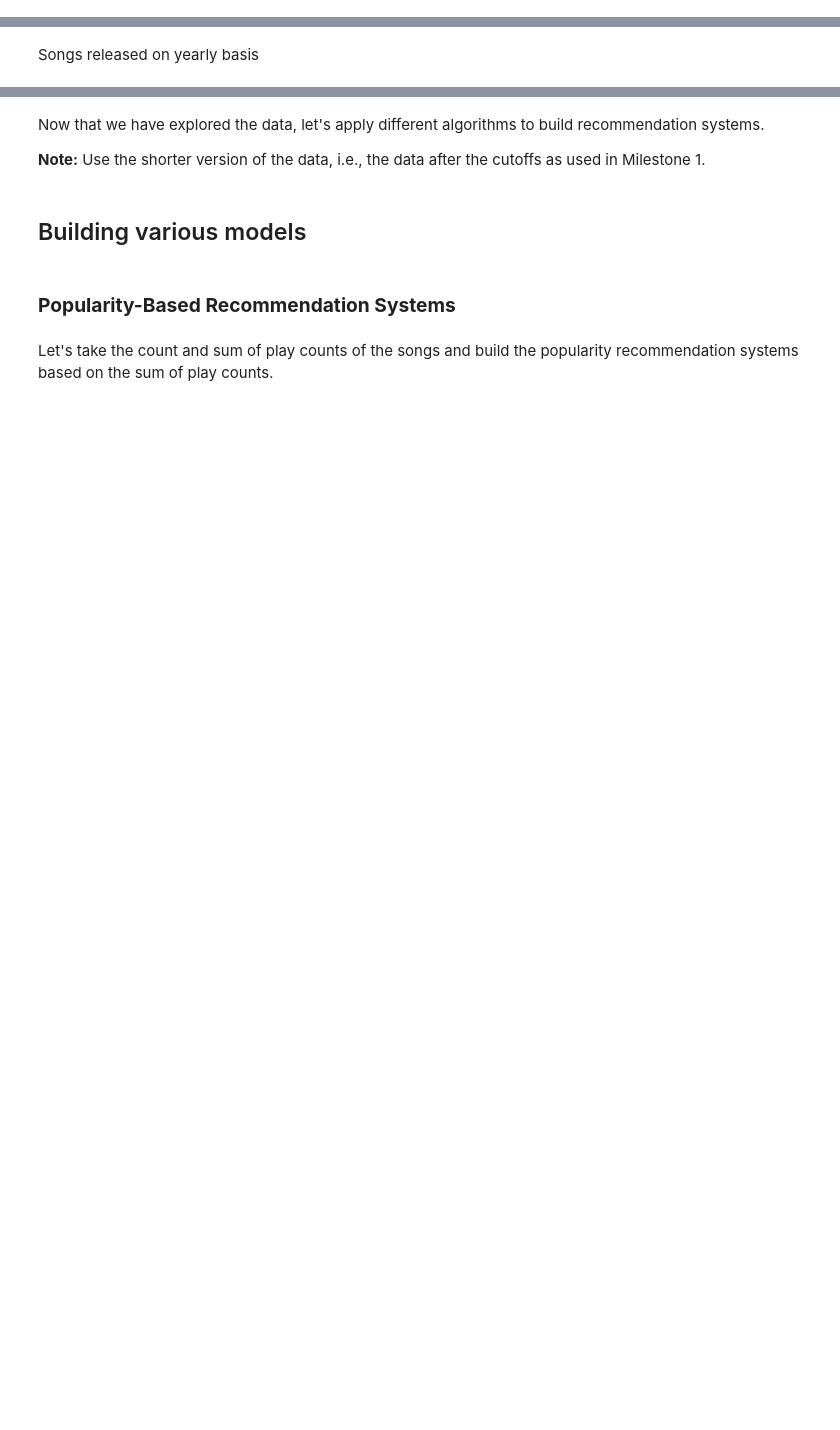
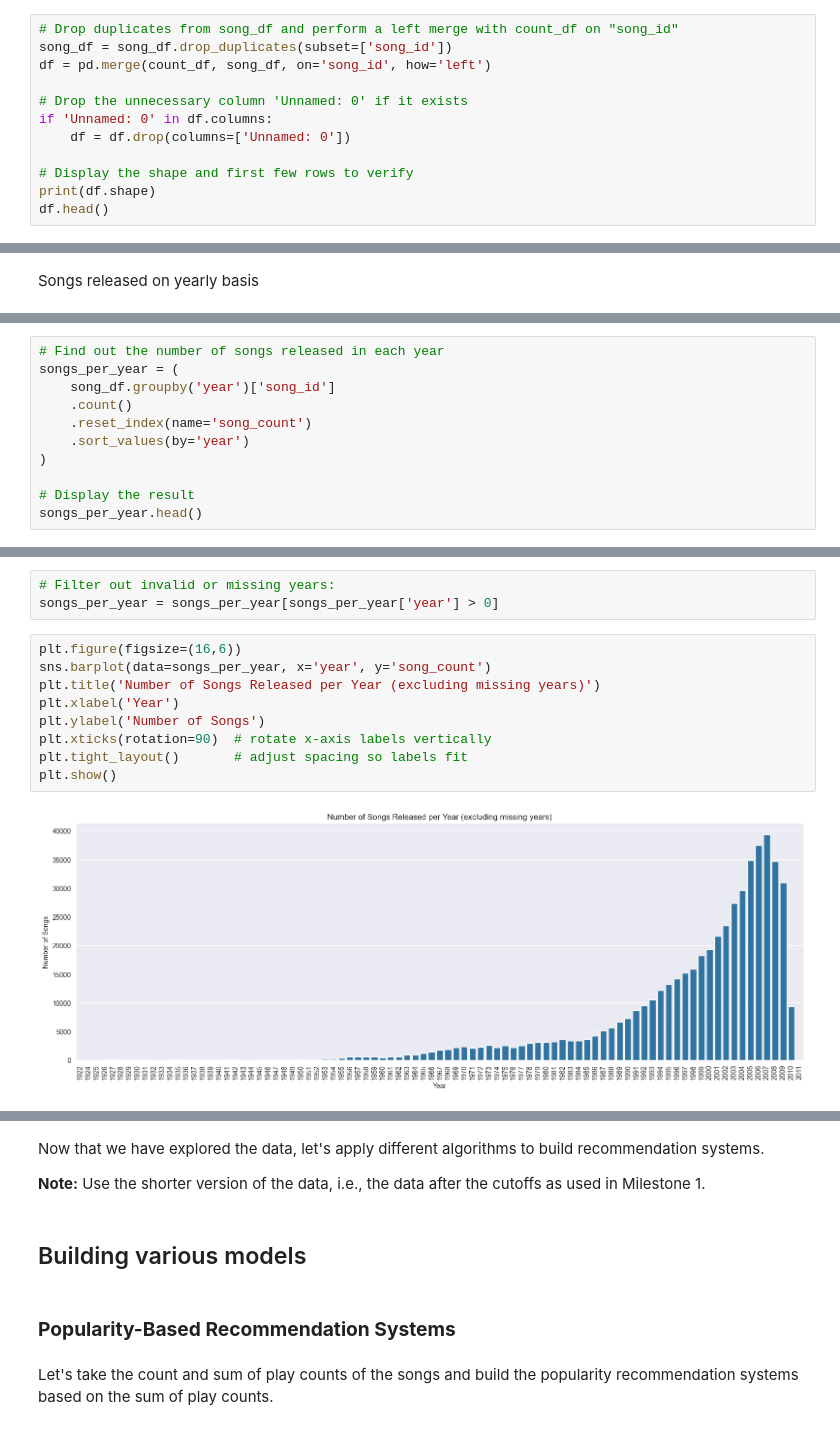
Before and after one commit to shaeristina-ds/mit-pe-spotify-rec, a Jupyter notebook: Music_Recommendation_System_Full_Code.ipynb, the cells around one changed output, grey strips where cells are left out. Cells and saved outputs as stored; diff of their text form; blank space fills up the shorter version.

```diff
--- a/Music_Recommendation_System_Full_Code.ipynb
+++ b/Music_Recommendation_System_Full_Code.ipynb
@@ -111,0 +189,12 @@ Successfully installed numpy-1.26.0
+# %%
+# Drop duplicates from song_df and perform a left merge with count_df on "song_id"
+song_df = song_df.drop_duplicates(subset=['song_id'])
+df = pd.merge(count_df, song_df, on='song_id', how='left')
+
+# Drop the unnecessary column 'Unnamed: 0' if it exists
+if 'Unnamed: 0' in df.columns:
+    df = df.drop(columns=['Unnamed: 0'])
+
+# Display the shape and first few rows to verify
+print(df.shape)
+df.head()
@@ -222,0 +435,11 @@ Songs released on yearly basis
+# %%
+# Find out the number of songs released in each year
+songs_per_year = (
+    song_df.groupby('year')['song_id']
+    .count()
+    .reset_index(name='song_count')
+    .sort_values(by='year')
+)
+
+# Display the result
+songs_per_year.head()
@@ -222,0 +453,14 @@ Songs released on yearly basis
+# %%
+# Filter out invalid or missing years:
+songs_per_year = songs_per_year[songs_per_year['year'] > 0]
+# %%
+plt.figure(figsize=(16,6))
+sns.barplot(data=songs_per_year, x='year', y='song_count')
+plt.title('Number of Songs Released per Year (excluding missing years)')
+plt.xlabel('Year')
+plt.ylabel('Number of Songs')
+plt.xticks(rotation=90)  # rotate x-axis labels vertically
+plt.tight_layout()       # adjust spacing so labels fit
+plt.show()
+# %% [output]
+[figure, added]
```
Also changed, not shown: parts of 67 cells of this notebook, 7 other files.
